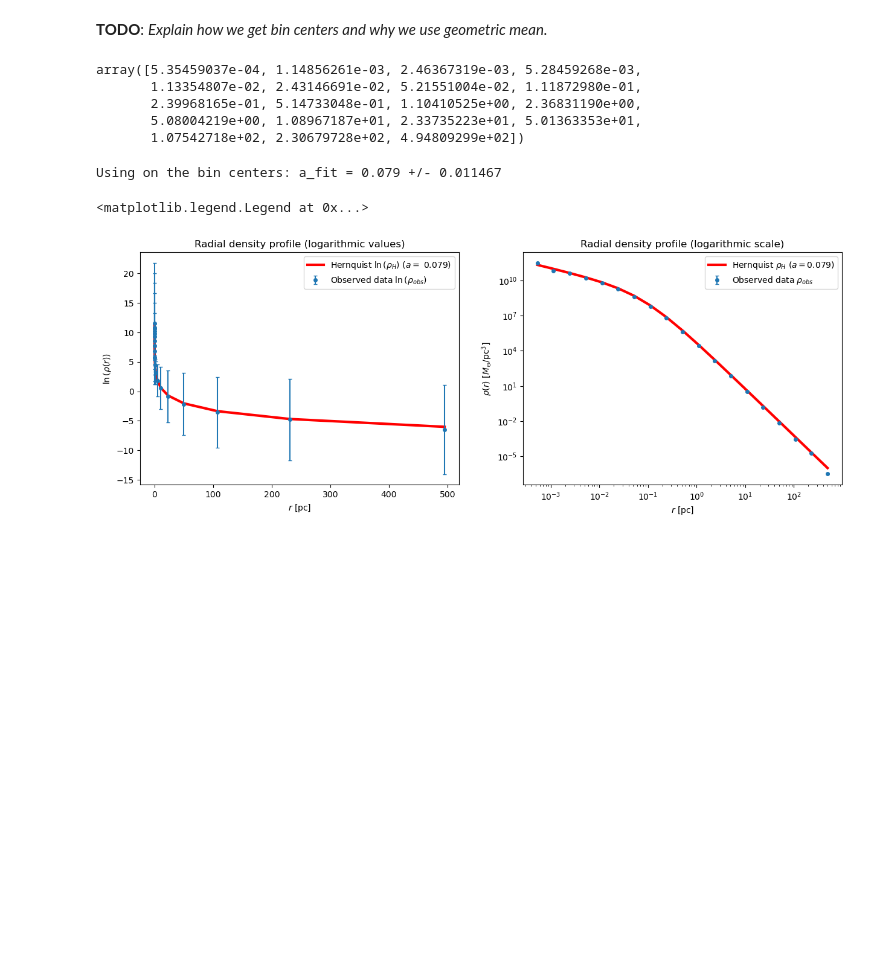
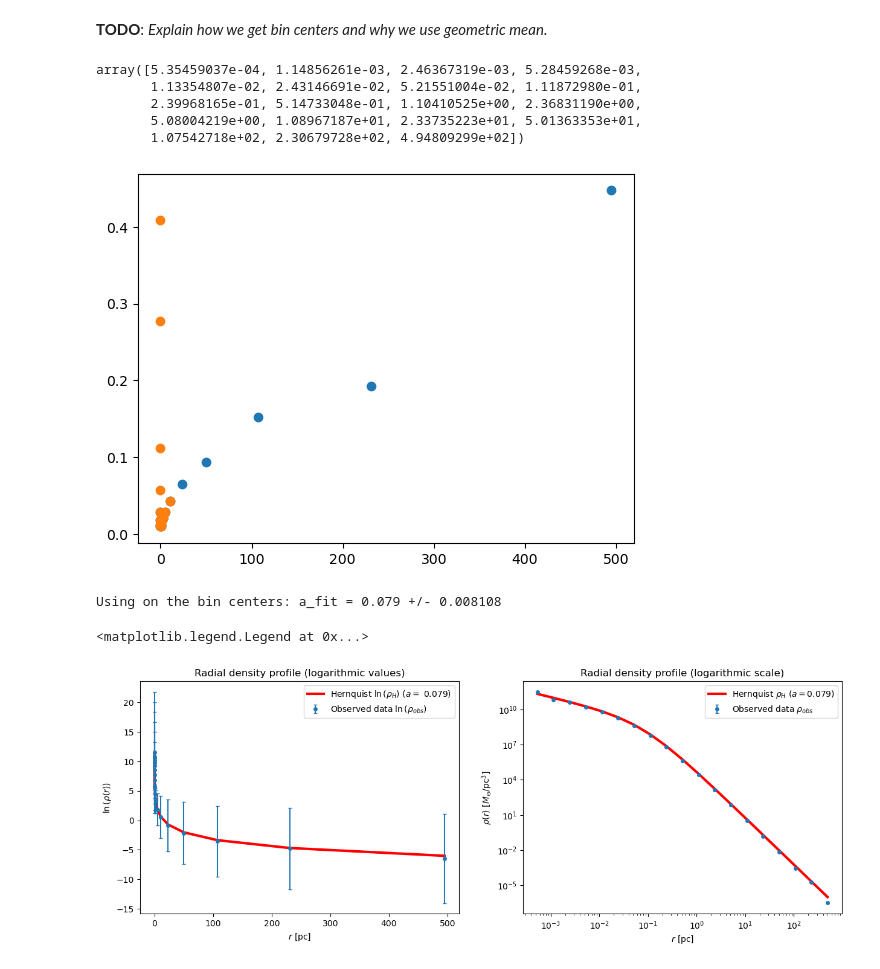
Before and after one commit to nshakm/comp_astro_n_body, a Jupyter notebook: AnshakMallik_N-BodyProject_ComputationalAstrophysics_HS23.ipynb, the cells around one changed output. Saved outputs shown, nothing was run; the diff lists cells and outputs as text; code cells hidden in the pictures; blank space fills up the shorter version.

```diff
--- a/AnshakMallik_N-BodyProject_ComputationalAstrophysics_HS23.ipynb
+++ b/AnshakMallik_N-BodyProject_ComputationalAstrophysics_HS23.ipynb
@@ -318,14 +307,26 @@ curve_fit?
+# %%
+#Poissonian error
+k = 4
+plt.plot(bin_centers[k:], 1/np.sqrt(N_stars[k:]), 'o')
+
+l = -5
+plt.plot(bin_centers[:l], 1/np.sqrt(N_stars[:l]), 'o')
+
+star_mass = data['mass'].values[0]
+# %% [output]
+[figure, new version]
 # %%
 rho_obs_err = (star_mass/V_shells) * (1/np.sqrt(N_stars))
 start, end = 4, -5
 # popt, pcov = curve_fit(Hernquist_profile, bin_centers, rho_obs, p0=(0.07)) #add errors for rho
-popt, pcov = curve_fit(Hernquist_profile, bin_centers[start:end], rho_obs[start:end], p0=(0.07), sigma=rho_obs_err[start:end])
+# popt, pcov = curve_fit(Hernquist_profile, bin_centers[start:end], rho_obs[start:end], p0=(0.07), sigma=rho_obs_err[start:end])
+popt, pcov = curve_fit(Hernquist_profile, bin_centers, rho_obs, p0=(0.07), sigma=rho_obs_err)
 
 a_fit = popt[0]
 a_fit_dev = np.sqrt(pcov[0,0])
 print('Using on the bin centers: a_fit = {:.3f} +/- {:.6f}'.format(a_fit, a_fit_dev))
 # %% [output]
-Using on the bin centers: a_fit = 0.079 +/- 0.011467
+Using on the bin centers: a_fit = 0.079 +/- 0.008108
 # %%
 fig, ax = plt.subplots(1, 2, figsize=(15,5))
 
```
Also changed, not shown: parts of 7 cells of this notebook.
